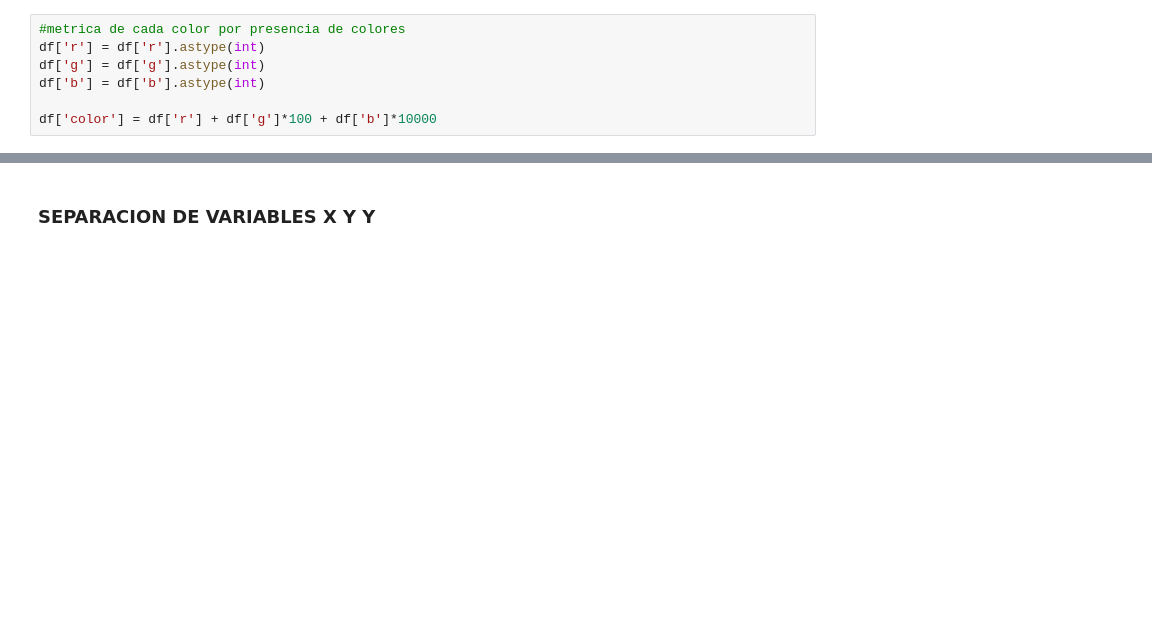
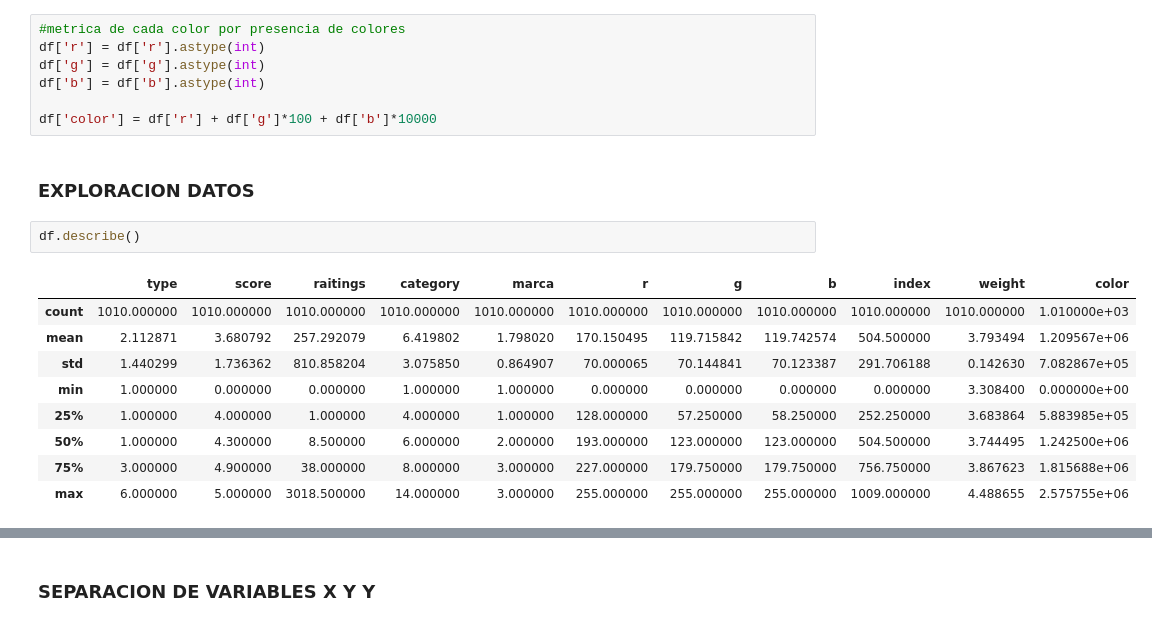
Before and after one commit to mariannaflores/final_eml, a Jupyter notebook: proyecto_final.ipynb, the cells around one changed output, grey strips where cells are left out. Cells and saved outputs as stored; diff of their text form; blank space fills up the shorter version.

```diff
--- a/proyecto_final.ipynb
+++ b/proyecto_final.ipynb
@@ -147,3 +172,17 @@ df['g'] = df['g'].astype(int)
 df['b'] = df['b'].astype(int)
 
 df['color'] = df['r'] + df['g']*100 + df['b']*10000
+# %% [markdown]
+### EXPLORACION DATOS
+# %%
+df.describe()
+# %% [output]
+|  | type | score | raitings | category | marca | r | g | b | index | weight | color |
+| count | 1010.000000 | 1010.000000 | 1010.000000 | 1010.000000 | 1010.000000 | 1010.000000 | 1010.000000 | 1010.000000 | 1010.000000 | 1010.000000 | 1.010000e+03 |
+| mean | 2.112871 | 3.680792 | 257.292079 | 6.419802 | 1.798020 | 170.150495 | 119.715842 | 119.742574 | 504.500000 | 3.793494 | 1.209567e+06 |
+| std | 1.440299 | 1.736362 | 810.858204 | 3.075850 | 0.864907 | 70.000065 | 70.144841 | 70.123387 | 291.706188 | 0.142630 | 7.082867e+05 |
+| min | 1.000000 | 0.000000 | 0.000000 | 1.000000 | 1.000000 | 0.000000 | 0.000000 | 0.000000 | 0.000000 | 3.308400 | 0.000000e+00 |
+| 25% | 1.000000 | 4.000000 | 1.000000 | 4.000000 | 1.000000 | 128.000000 | 57.250000 | 58.250000 | 252.250000 | 3.683864 | 5.883985e+05 |
+| 50% | 1.000000 | 4.300000 | 8.500000 | 6.000000 | 2.000000 | 193.000000 | 123.000000 | 123.000000 | 504.500000 | 3.744495 | 1.242500e+06 |
+| 75% | 3.000000 | 4.900000 | 38.000000 | 8.000000 | 3.000000 | 227.000000 | 179.750000 | 179.750000 | 756.750000 | 3.867623 | 1.815688e+06 |
+| max | 6.000000 | 5.000000 | 3018.500000 | 14.000000 | 3.000000 | 255.000000 | 255.000000 | 255.000000 | 1009.000000 | 4.488655 | 2.575755e+06 |
```
Also changed, not shown: parts of 23 cells of this notebook.
